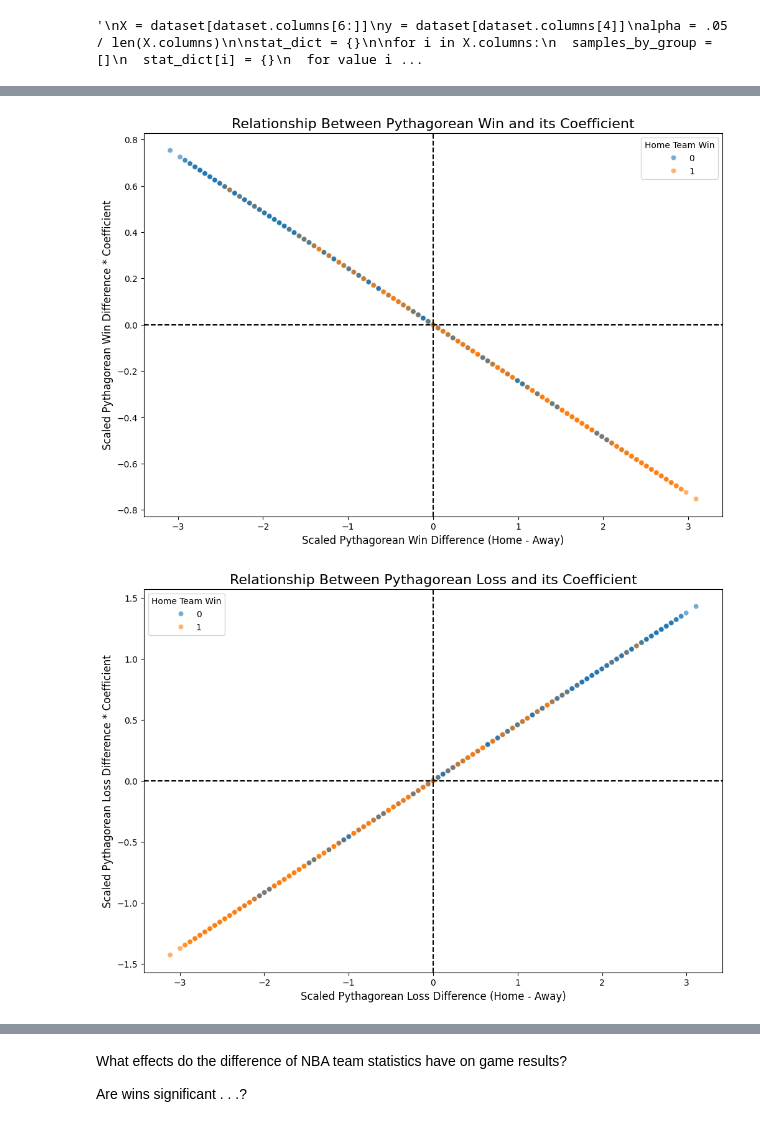
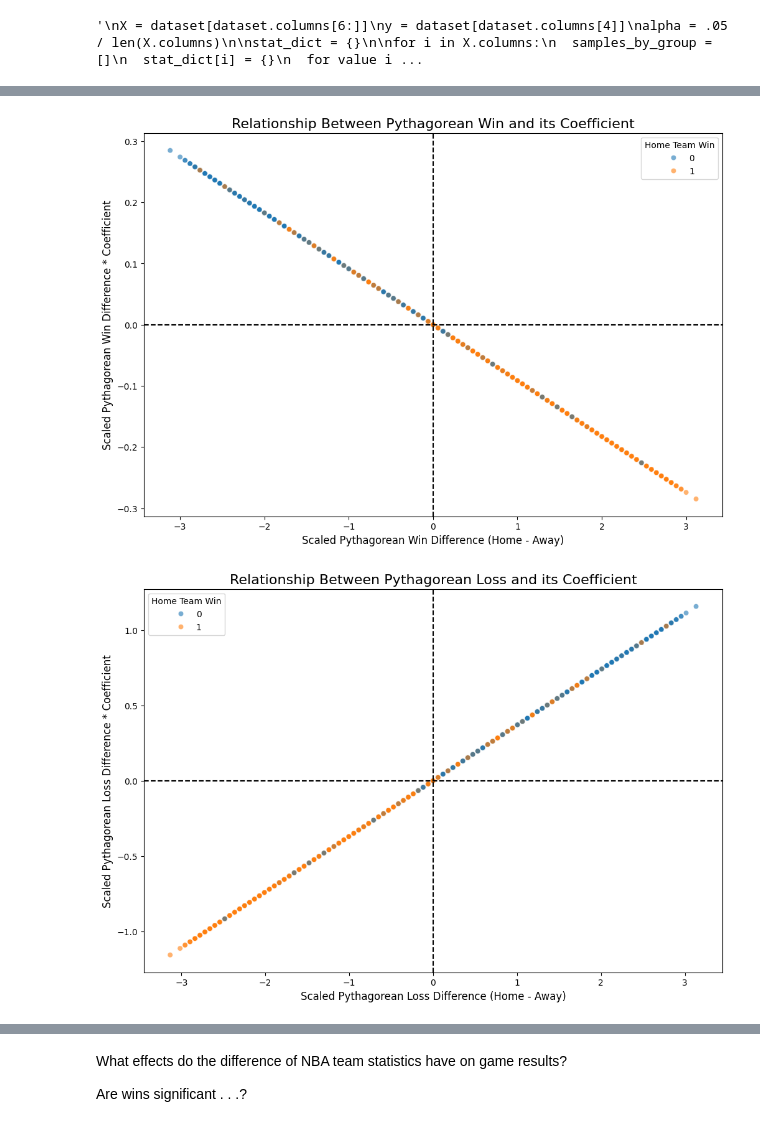
Before and after one commit to mamamia5x/NBA, a Jupyter notebook: final.ipynb, the cells around one changed output, grey strips where cells are left out. Cells and saved outputs as stored; diff of their text form; code cells hidden in the pictures.

```diff
--- a/final.ipynb
+++ b/final.ipynb
@@ -293,3 +295,11 @@ with pd.option_context('display.max_rows', None):
 '''
 # %% [output]
 '\nX = dataset[dataset.columns[6:]]\ny = dataset[dataset.columns[4]]\nalpha = .05 / len(X.columns)\n\nstat_dict = {}\n\nfor i in X.columns:\n  samples_by_group = []\n  stat_dict[i] = {}\n  for value i ...
+# %%
+best_xgb = 0
+best_score_xgb = 0
+best_X_train_xgb = 0
+best_X_test_xgb = 0
+best_y_train_xgb = 0
+best_y_test_xgb = 0
+best_predict_xgb = 0
@@ -482,30 +558,30 @@ plt.show()
 # %%
 # Create a scatter plot showing the relationship
 plt.figure(figsize=(12, 8))
 sns.scatterplot(
-    x=best_X_scaled["PW"],
-    y=best_log.coef_[0][best_X_scaled.columns.get_loc("PW")] * best_X_scaled["PW"],
+    x=X_scaled["PW"],
+    y=best_log.coef_[0][X_scaled.columns.get_loc("PW")] * X_scaled["PW"],
     hue='homeWin',
-    data=bestdataset,
+    data=dataset,
     alpha=0.6
 )
 plt.axhline(y=0, color='black', linestyle='--')
 plt.axvline(x=0, color='black', linestyle='--')
 plt.title('Relationship Between Pythagorean Win and its Coefficient', fontsize=16)
 plt.xlabel('Scaled Pythagorean Win Difference (Home - Away)', fontsize=12)
 plt.ylabel('Scaled Pythagorean Win Difference * Coefficient', fontsize=12)
 plt.legend(title='Home Team Win')
 plt.show()
 # %% [output]
-[figure, old version]
+[figure, new version]
 # %%
 # Create a scatter plot showing the relationship
 plt.figure(figsize=(12, 8))
 sns.scatterplot(
-    x=best_X_scaled["PL"],
-    y=best_log.coef_[0][best_X_scaled.columns.get_loc("PL")] * best_X_scaled["PL"],
+    x=X_scaled["PL"],
+    y=best_log.coef_[0][X_scaled.columns.get_loc("PL")] * X_scaled["PL"],
     hue='homeWin',
-    data=bestdataset,
+    data=dataset,
     alpha=0.6
 )
 plt.axhline(y=0, color='black', linestyle='--')
@@ -516,7 +592,7 @@ plt.ylabel('Scaled Pythagorean Loss Difference * Coefficient', fontsize=12)
 plt.legend(title='Home Team Win')
 plt.show()
 # %% [output]
-[figure, old version]
+[figure, new version]
 # %%
 import numpy as np
 import matplotlib.pyplot as plt
```
Also changed, not shown: parts of 21 cells of this notebook, 1 other file.
